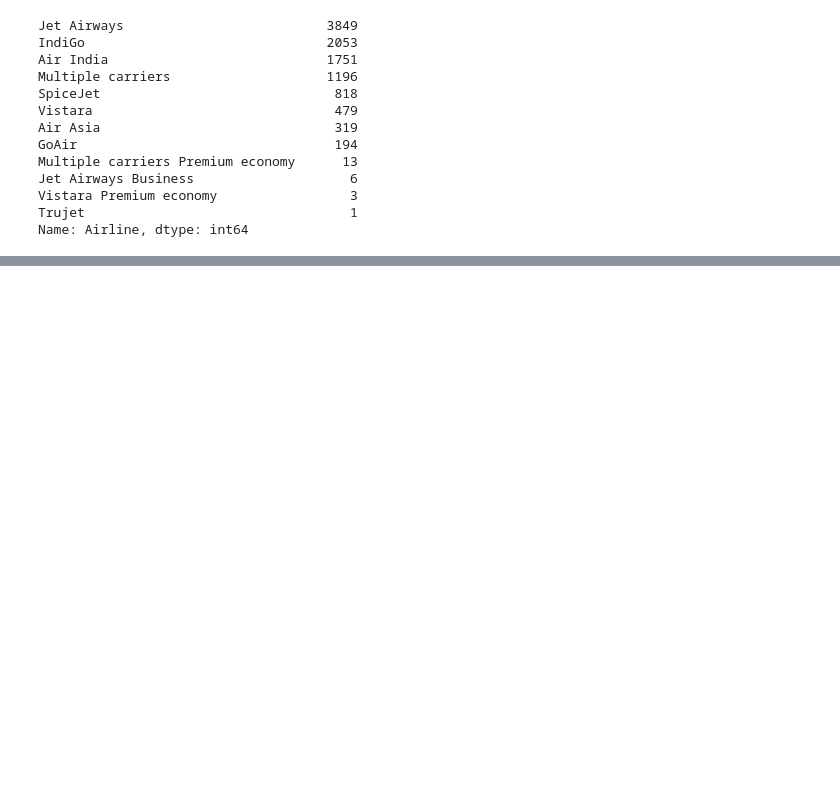
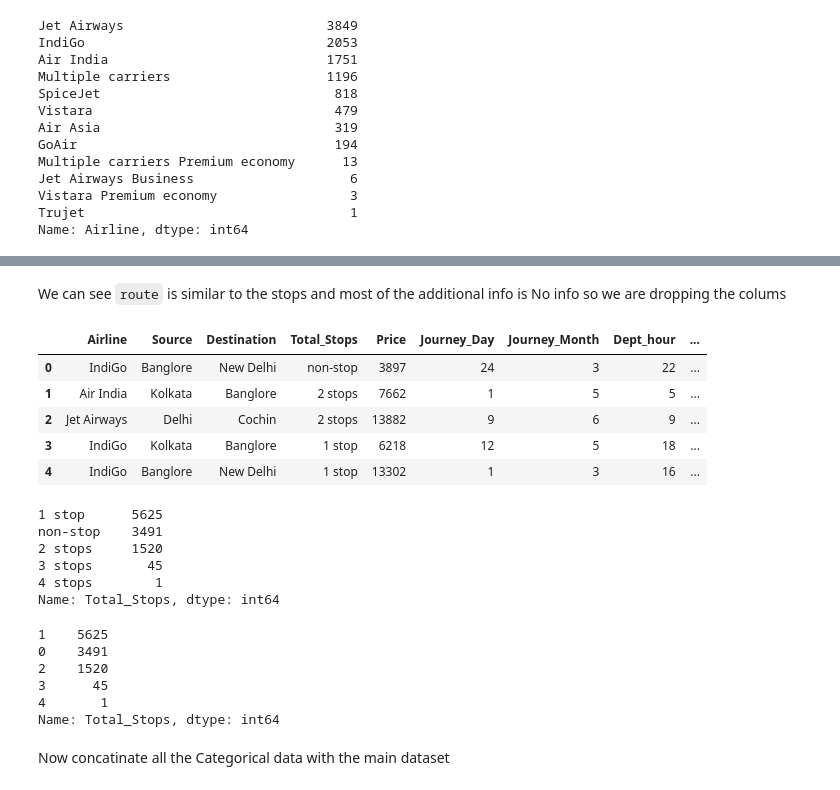
Before and after one commit to soumyadeep28/Data-Science, a Jupyter notebook: Internship_Mock_Projects/Projects/AirFlight_fare_prediction/Air Fare Prediction.ipynb, the cells around one changed output, grey strips where cells are left out. Saved outputs shown, nothing was run; the diff lists cells and outputs as text; code cells hidden in the pictures; blank space fills up the shorter version.

```diff
--- a/Internship_Mock_Projects/Projects/AirFlight_fare_prediction/Air Fare Prediction.ipynb
+++ b/Internship_Mock_Projects/Projects/AirFlight_fare_prediction/Air Fare Prediction.ipynb
@@ -230,0 +352,22 @@ Name: Airline, dtype: int64
+# %% [markdown]
+We can see `route` is similar to the stops and most of the additional info is No info so we are dropping the colums
+# %%
+data.drop(['Route','Additional_Info'], axis=1 , inplace=True)
+# %%
+data.head()
+# %% [output]
+|  | Airline | Source | Destination | Total_Stops | Price | Journey_Day | Journey_Month | Dept_hour | ... |
+| 0 | IndiGo | Banglore | New Delhi | non-stop | 3897 | 24 | 3 | 22 | ... |
+| 1 | Air India | Kolkata | Banglore | 2 stops | 7662 | 1 | 5 | 5 | ... |
+| 2 | Jet Airways | Delhi | Cochin | 2 stops | 13882 | 9 | 6 | 9 | ... |
+| 3 | IndiGo | Kolkata | Banglore | 1 stop | 6218 | 12 | 5 | 18 | ... |
+| 4 | IndiGo | Banglore | New Delhi | 1 stop | 13302 | 1 | 3 | 16 | ... |
+# %%
+data.Total_Stops.value_counts()
+# %% [output]
+1 stop      5625
+non-stop    3491
+2 stops     1520
+3 stops       45
+4 stops        1
+Name: Total_Stops, dtype: int64
@@ -230,0 +377,11 @@ Name: Airline, dtype: int64
+# %%
+data.Total_Stops.value_counts()
+# %% [output]
+1    5625
+0    3491
+2    1520
+3      45
+4       1
+Name: Total_Stops, dtype: int64
+# %% [markdown]
+Now concatinate all the Categorical data with the main dataset
```
Also changed, not shown: parts of 17 cells of this notebook.
